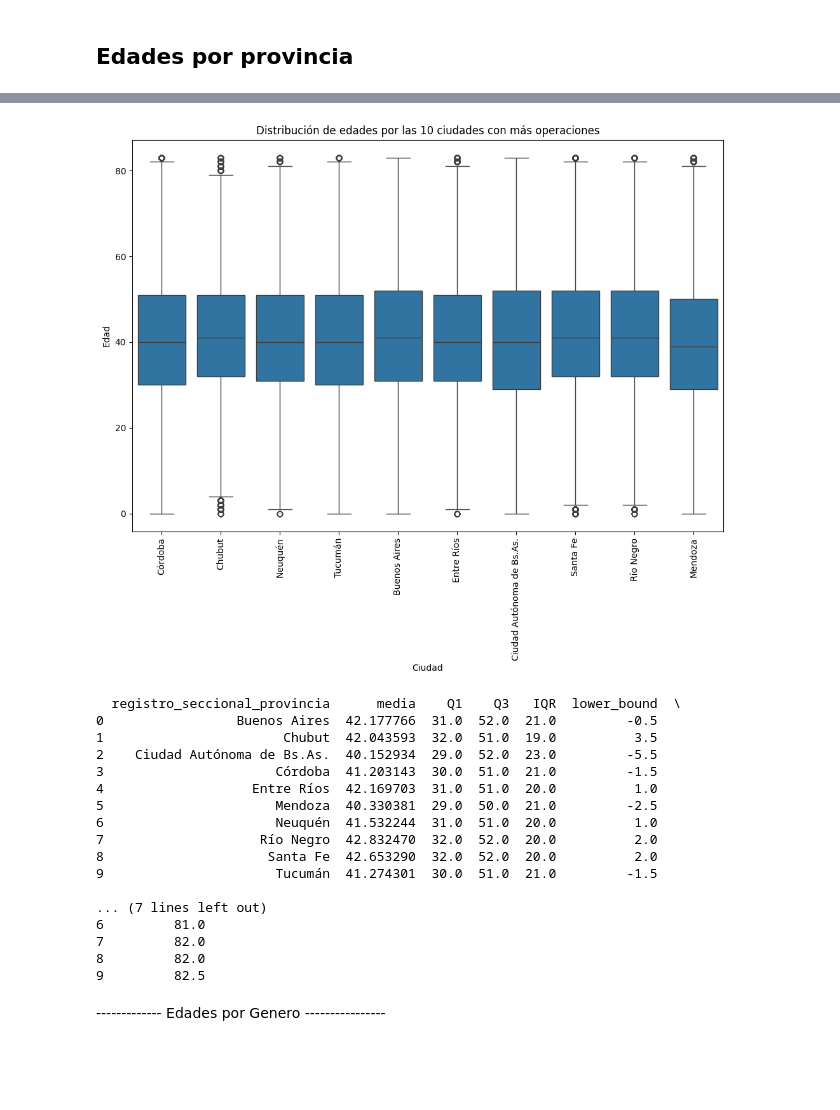
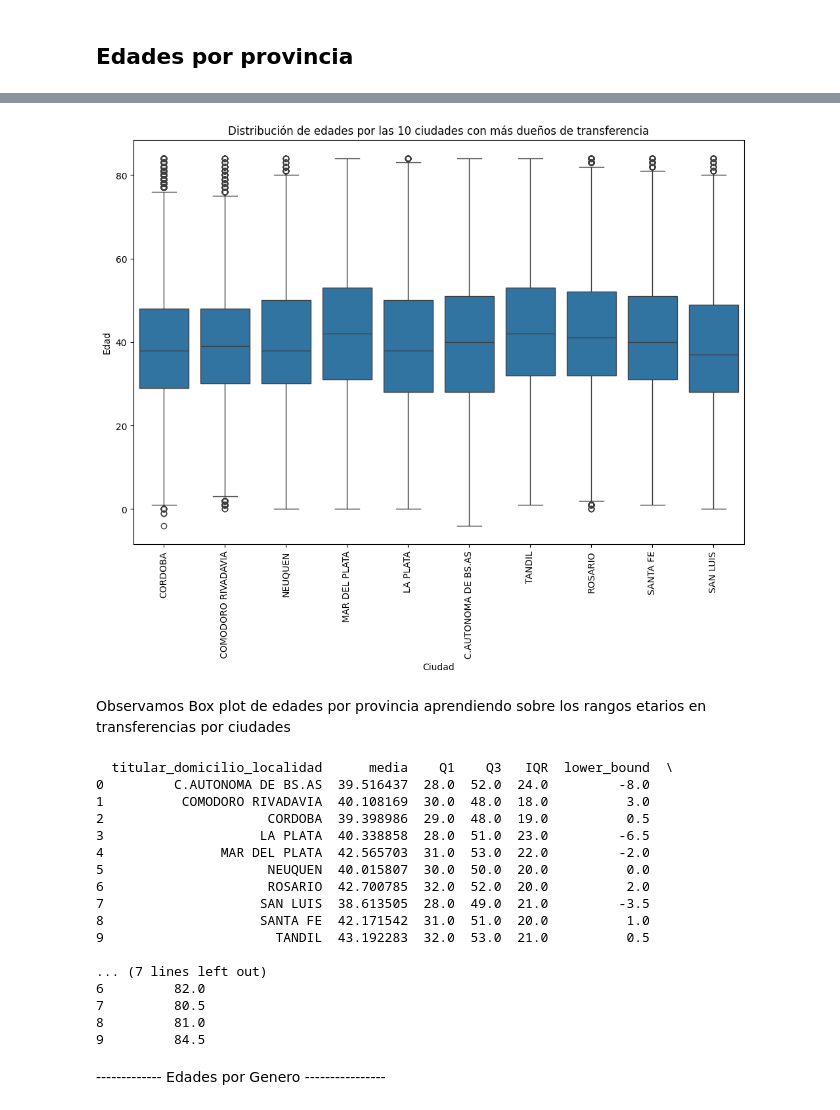
Before and after one commit to PabloBertorello/Transferencias, a Jupyter notebook: transfer.ipynb, the cells around one changed output, grey strips where cells are left out. Drawn from its saved outputs; the diff is of its cells as text; code cells hidden in the pictures; blank space fills up the shorter version.

Commit message:
Transferencias dos

```diff
--- a/transfer.ipynb
+++ b/transfer.ipynb
@@ -401,7 +529,7 @@ plt.show()
 # %%
 
 # Paso 1: Contar las operaciones por ciudad
-conteo_provincias = df_combinado['registro_seccional_provincia'].value_counts()
+conteo_provincias = df_combinado['titular_domicilio_localidad'].value_counts()
 
 # Paso 2: Seleccionar las 10 ciudades con más operaciones
 provincias_con_mas_operaciones = conteo_provincias.head(10).index
@@ -413,6 +542,6 @@ Index(['Buenos Aires', 'Córdoba', 'Ciudad Autónoma de Bs.As.', 'Santa Fe',
 # %%
 # Filtrar el DataFrame para incluir solo las operaciones en las 10 ciudades principales
-df_10_principales = df_combinado[df_combinado['registro_seccional_provincia'].isin(provincias_con_mas_operaciones)]
+df_10_principales = df_combinado[df_combinado['titular_domicilio_localidad'].isin(provincias_con_mas_operaciones)]
 df_10_principales.head(2)
 # %% [output]
 |  | tramite_tipo | tramite_fecha | fecha_inscripcion_inicial | registro_seccional_codigo | registro_seccional_descripcion | ... |
@@ -420,0 +550,4 @@ df_10_principales.head(2)
+# %%
+df_10_principales['titular_domicilio_localidad'] = df_10_principales['titular_domicilio_localidad'].astype(str)
+# %%
+df_10_principales =pd.DataFrame(df_10_principales)
@@ -421,36 +570,38 @@ df_10_principales.head(2)
 # %%
 # Calcular la edad si es necesario
 current_year = dt.now().year
 df_10_principales['edad'] = current_year - df_10_principales['titular_anio_nacimiento']
 
 # Paso 2: Calcular el IQR y los límites
 Q1 = df_10_principales['edad'].quantile(0.25)
 Q3 = df_10_principales['edad'].quantile(0.75)
 IQR = Q3 - Q1
 
 lower_bound = Q1 - 1.5 * IQR
 upper_bound = Q3 + 1.5 * IQR
 
 # Paso 3: Filtrar los datos para eliminar los outliers
 df_filtrado = df_10_principales[(df_10_principales['edad'] >= lower_bound) & (df_10_principales['edad'] <= upper_bound)]
 
 # Crear el gráfico de caja
 plt.figure(figsize=(12, 8))  # Ajusta el tamaño de la figura
-boxplot = sns.boxplot(data=df_filtrado, x='registro_seccional_provincia', y='edad')
+boxplot = sns.boxplot(data=df_filtrado, x='titular_domicilio_localidad', y='edad')
 
 # Personalizar el gráfico
 plt.xlabel('Ciudad')
 plt.ylabel('Edad')
-plt.title('Distribución de edades por las 10 ciudades con más operaciones')
+plt.title('Distribución de edades por las 10 ciudades con más dueños de transferencia')
 plt.xticks(rotation=90)  # Rota las etiquetas del eje X si es necesario
 
 
 
 
 # Mostrar el gráfico
 plt.show()
 # %% [output]
-[figure, old version]
+[figure, new version]
+# %% [markdown]
+Observamos Box plot de edades por provincia aprendiendo sobre los rangos etarios en transferencias por ciudades
 # %%
 import pandas as pd
 import numpy as np
@@ -461,7 +612,7 @@ current_year = dt.now().year
 df_10_principales['edad'] = current_year - df_10_principales['titular_anio_nacimiento']
 
 # Paso 1: Calcular la media y los cuantiles por ciudad
-summary_stats = df_10_principales.groupby('registro_seccional_provincia')['edad'].agg(
+summary_stats = df_10_principales.groupby('titular_domicilio_localidad')['edad'].agg(
     media='mean',
     Q1=lambda x: np.percentile(x, 25),
     Q3=lambda x: np.percentile(x, 75)
@@ -477,23 +628,23 @@ summary_stats['upper_bound'] = summary_stats['Q3'] + 1.5 * summary_stats['IQR']
 # Mostrar el DataFrame resultante
 print(summary_stats)
 # %% [output]
-  registro_seccional_provincia      media    Q1    Q3   IQR  lower_bound  \
-0                 Buenos Aires  42.177766  31.0  52.0  21.0         -0.5
-1                       Chubut  42.043593  32.0  51.0  19.0          3.5
-2    Ciudad Autónoma de Bs.As.  40.152934  29.0  52.0  23.0         -5.5
-3                      Córdoba  41.203143  30.0  51.0  21.0         -1.5
-4                   Entre Ríos  42.169703  31.0  51.0  20.0          1.0
-5                      Mendoza  40.330381  29.0  50.0  21.0         -2.5
-6                      Neuquén  41.532244  31.0  51.0  20.0          1.0
-7                    Río Negro  42.832470  32.0  52.0  20.0          2.0
-8                     Santa Fe  42.653290  32.0  52.0  20.0          2.0
-9                      Tucumán  41.274301  30.0  51.0  21.0         -1.5
+  titular_domicilio_localidad      media    Q1    Q3   IQR  lower_bound  \
+0         C.AUTONOMA DE BS.AS  39.516437  28.0  52.0  24.0         -8.0
+1          COMODORO RIVADAVIA  40.108169  30.0  48.0  18.0          3.0
+2                     CORDOBA  39.398986  29.0  48.0  19.0          0.5
+3                    LA PLATA  40.338858  28.0  51.0  23.0         -6.5
+4               MAR DEL PLATA  42.565703  31.0  53.0  22.0         -2.0
+5                     NEUQUEN  40.015807  30.0  50.0  20.0          0.0
+6                     ROSARIO  42.700785  32.0  52.0  20.0          2.0
+7                    SAN LUIS  38.613505  28.0  49.0  21.0         -3.5
+8                    SANTA FE  42.171542  31.0  51.0  20.0          1.0
+9                      TANDIL  43.192283  32.0  53.0  21.0          0.5
 
 ... (7 lines left out)
-6         81.0
-7         82.0
-8         82.0
-9         82.5
+6         82.0
+7         80.5
+8         81.0
+9         84.5
 # %% [markdown]
 ------------- Edades por Genero ----------------
 # %%
```
Also changed, not shown: parts of 22 cells of this notebook.
